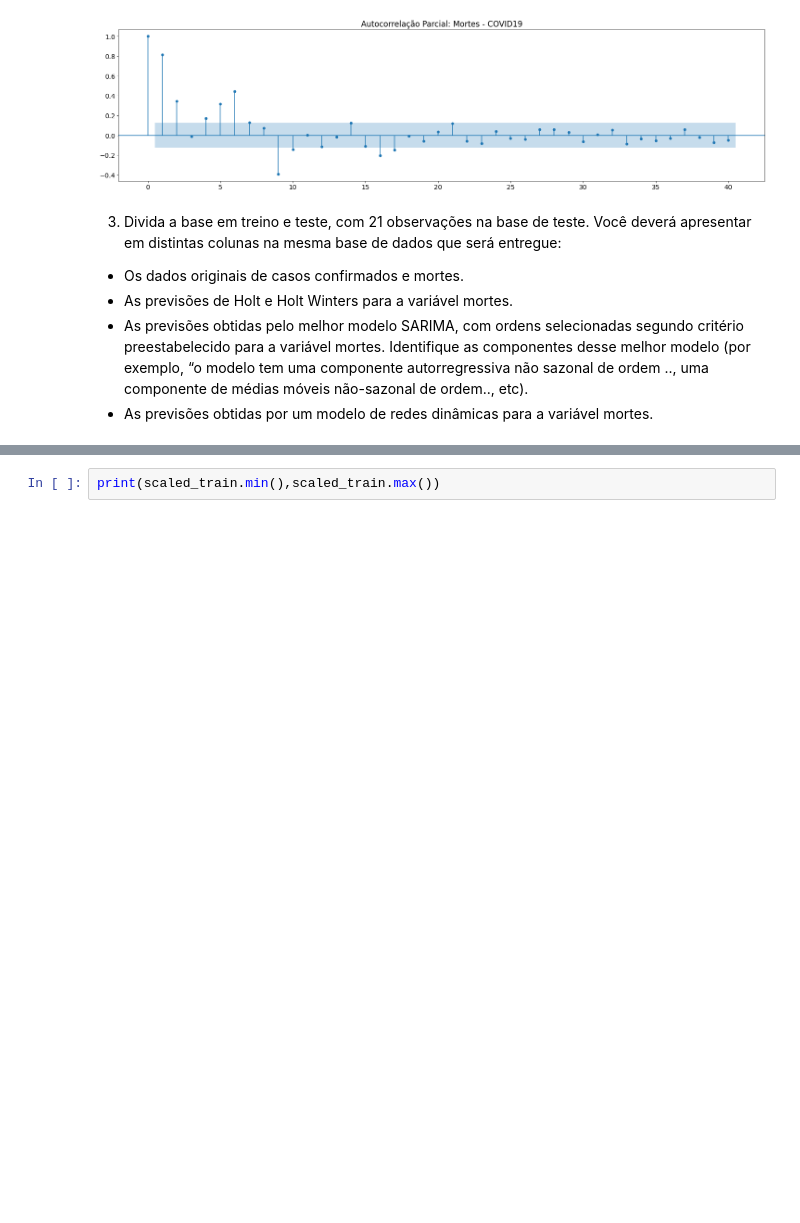
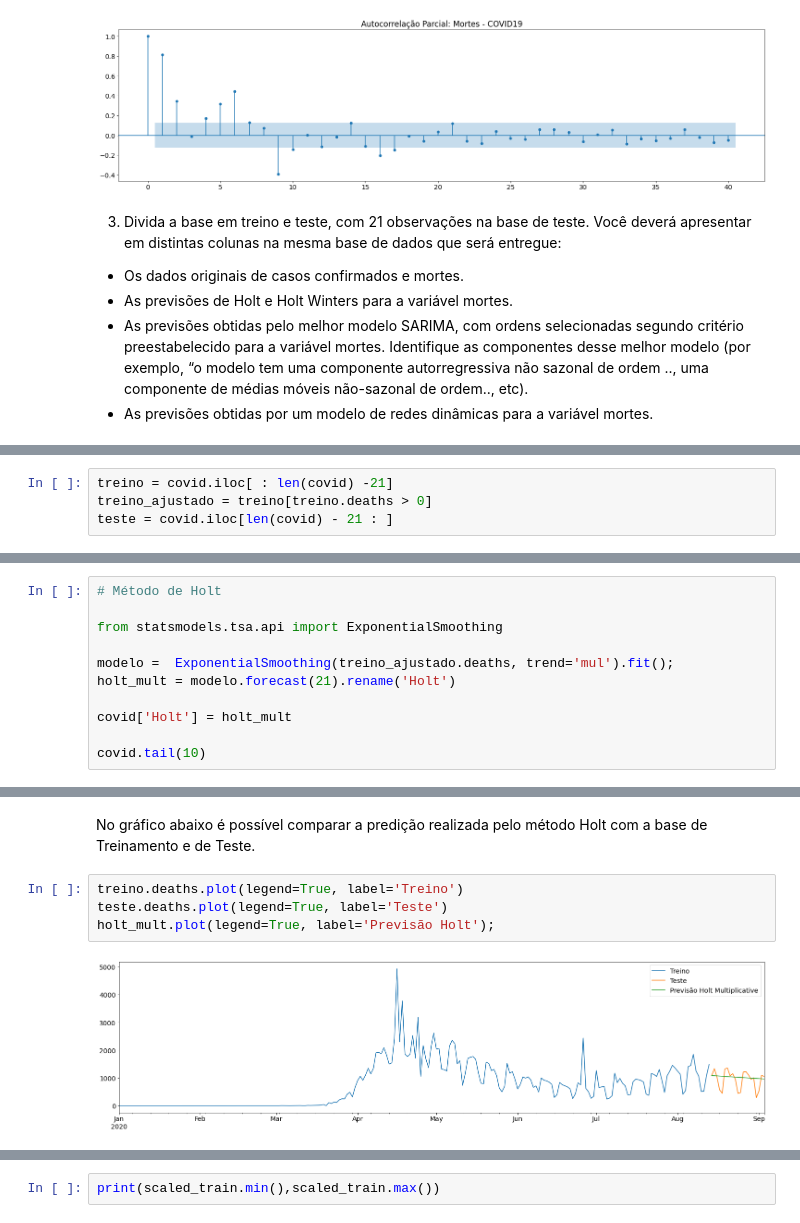
Before and after one commit to guilourenzo/mba-usp, a Jupyter notebook: APRENDIZADO DINÂMICO/PROJETO FINAL/GuilhermeLourenco_FINAL.ipynb, the cells around one changed output, grey strips where cells are left out. Cells and saved outputs as stored; diff of their text form; blank space fills up the shorter version.

```diff
--- a/APRENDIZADO DINÂMICO/PROJETO FINAL/GuilhermeLourenco_FINAL.ipynb
+++ b/APRENDIZADO DINÂMICO/PROJETO FINAL/GuilhermeLourenco_FINAL.ipynb
@@ -414,0 +251,4 @@ scaled_test = scaler.transform(teste)
+# %%
+treino = covid.iloc[ : len(covid) -21]
+treino_ajustado = treino[treino.deaths > 0]
+teste = covid.iloc[len(covid) - 21 : ]
@@ -414,0 +267,11 @@ scaled_test = scaler.transform(teste)
+# %%
+# Método de Holt
+
+from statsmodels.tsa.api import ExponentialSmoothing
+
+modelo =  ExponentialSmoothing(treino_ajustado.deaths, trend='mul').fit();
+holt_mult = modelo.forecast(21).rename('Holt')
+
+covid['Holt'] = holt_mult
+
+covid.tail(10)
@@ -414,0 +290,8 @@ scaled_test = scaler.transform(teste)
+# %% [markdown]
+No gráfico abaixo é possível comparar a predição realizada pelo método Holt com a base de Treinamento e de Teste.
+# %%
+treino.deaths.plot(legend=True, label='Treino')
+teste.deaths.plot(legend=True, label='Teste')
+holt_mult.plot(legend=True, label='Previsão Holt');
+# %% [output]
+[figure, added]
```
Also changed, not shown: parts of 80 cells of this notebook, 4 other files.
